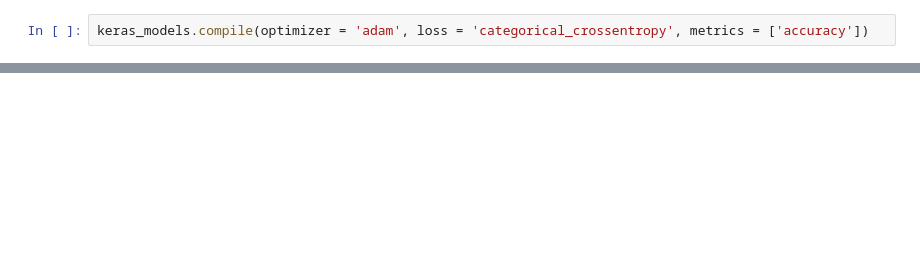
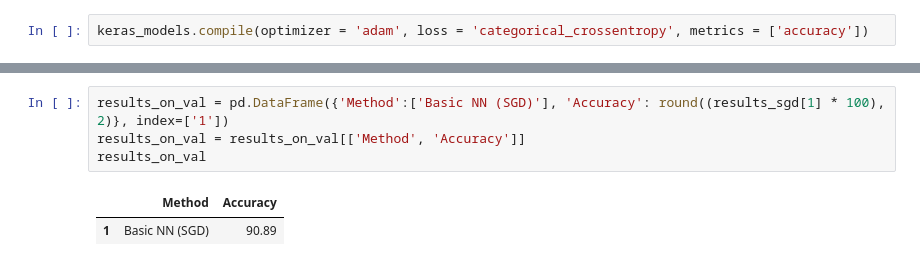
Before and after one commit to ayushipradhan30/AIML-mini-projects, a Jupyter notebook: Neural_Network_and_Deep_Learning.ipynb, the cells around one changed output, grey strips where cells are left out. Drawn from its saved outputs; the diff is of its cells as text; blank space fills up the shorter version.

```diff
--- a/Neural_Network_and_Deep_Learning.ipynb
+++ b/Neural_Network_and_Deep_Learning.ipynb
@@ -348,3 +348,10 @@ Validation accuracy using learning rate = 0.0001 (SGD) :  0.9376833438873291
+# %%
+results_on_val = pd.DataFrame({'Method':['Basic NN (SGD)'], 'Accuracy': round((results_sgd[1] * 100), 2)}, index=['1'])
+results_on_val = results_on_val[['Method', 'Accuracy']]
+results_on_val
+# %% [output]
+|  | Method | Accuracy |
+| 1 | Basic NN (SGD) | 90.89 |
 # %%
 adam = optimizers.Adam(learning_rate = 0.0001)
 keras_models.compile(optimizer = 'adam', loss = 'categorical_crossentropy', metrics = ['Accuracy'])
```
Also changed, not shown: parts of 22 cells of this notebook.
